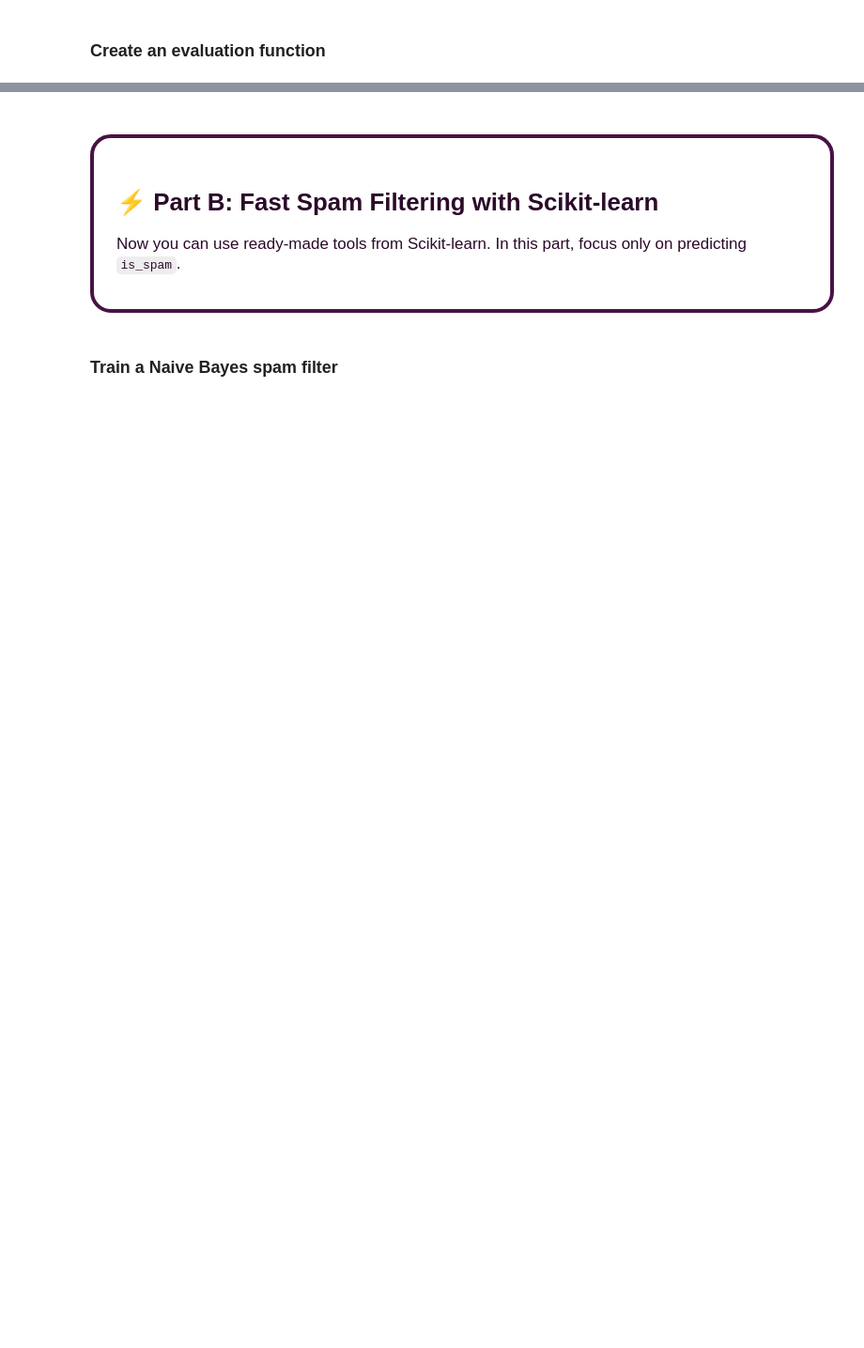
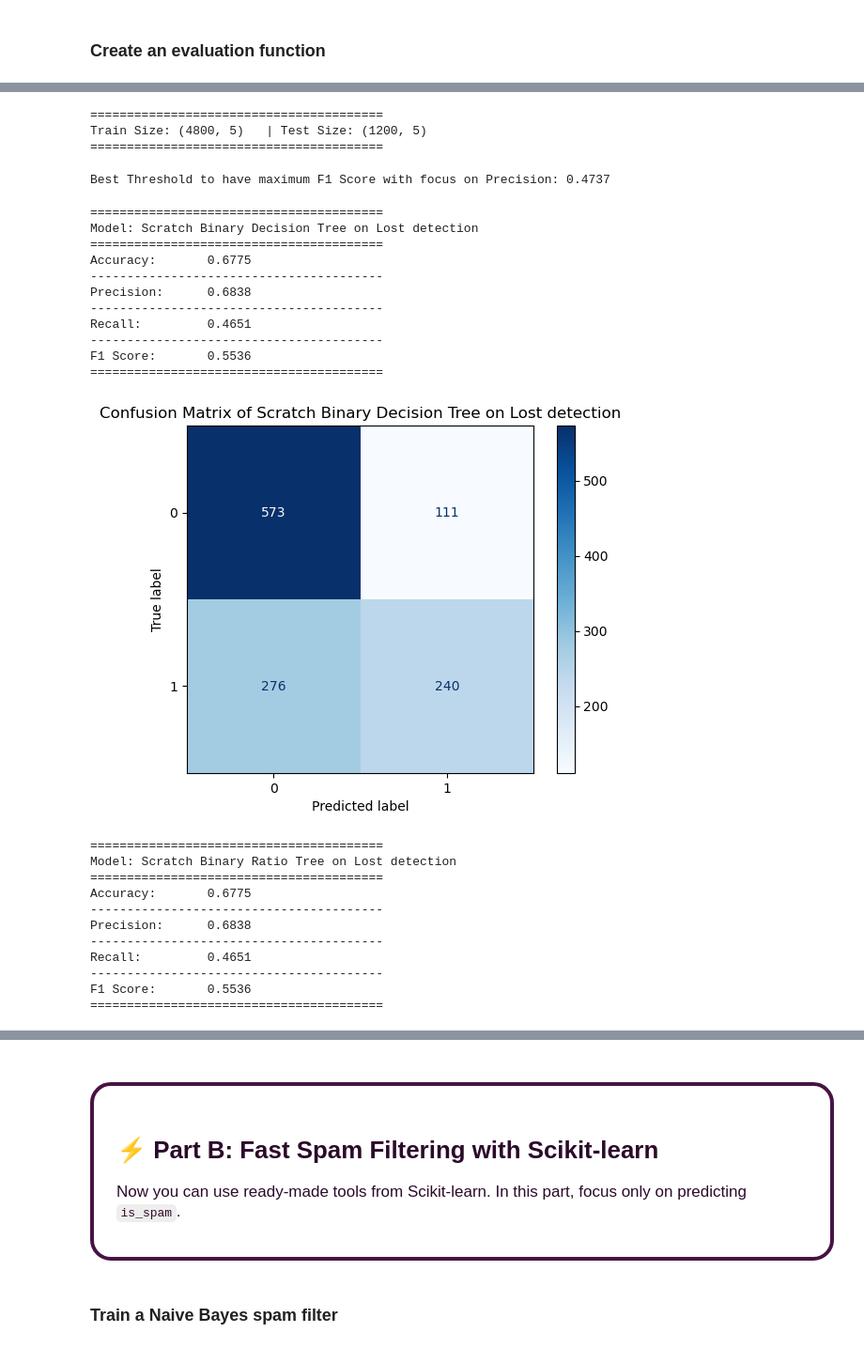
Before and after one commit to sami-rk/OrdinaryMLmodels, a Jupyter notebook: models.ipynb, the cells around one changed output, grey strips where cells are left out. Shown at 94% size. Cells and saved outputs as stored; diff of their text form; code cells hidden in the pictures; blank space fills up the shorter version.

```diff
--- a/models.ipynb
+++ b/models.ipynb
@@ -391,0 +403,63 @@ F1 Score:       0.6117
+# %%
+y_lost = df["is_spam"]
+X_lost = df.drop(columns=["is_spam", "is_lost"])
+X_train_lost, X_test_lost, y_train_lost, y_test_lost = train_test_split(
+    X_lost, y_lost, test_size=0.2, stratify=y_lost
+)
+
+print("=" * 40)
+print(f"Train Size: {X_train_lost.shape}\t| Test Size: {X_test_lost.shape}")
+print("=" * 40)
+# %% [output]
+========================================
+Train Size: (4800, 5)   | Test Size: (1200, 5)
+========================================
+# %%
+descision_tree_lost_scratch_binary = DecisionTreeClassifierScratch(binary_classifiction=True)
+descision_tree_lost_scratch_binary.fit(X_train_lost, y_train_lost)
+y_pred_lost_scratch_binary = descision_tree_lost_scratch_binary.predict(X_test_lost)
+# %%
+descision_tree_lost_scratch_ratio = DecisionTreeClassifierScratch(binary_classifiction=False)
+descision_tree_lost_scratch_ratio.fit(X_train_lost, y_train_lost)
+
+best_metric = -np.inf
+for lost_detect_threshold in np.linspace(0, 1, 20):
+    temp_predict = descision_tree_lost_scratch_ratio.predict(X_test_lost, lost_detect_threshold)
+    temp_f1 = f1_score(y_test_lost, temp_predict, zero_division=0)
+    temp_precision = precision_score(y_test_lost, temp_predict, zero_division=0)
+    temp_metric = (2 * temp_f1 * temp_precision) / (temp_f1 + temp_precision)
+    if temp_metric > best_metric:
+        y_pred_lost_scratch_ratio = temp_predict.copy()
+        best_metric = temp_metric
+        best_threshold = lost_detect_threshold
+
+print(f"Best Threshold to have maximum F1 Score with focus on Precision: {best_threshold:.4f}")
+# %% [output]
+Best Threshold to have maximum F1 Score with focus on Precision: 0.4737
+# %%
+evaluate_model(y_test_lost, y_pred_lost_scratch_binary, "Scratch Binary Decision Tree on Lost detection", "Blues")
+evaluate_model(y_test_lost, y_pred_lost_scratch_ratio, "Scratch Binary Ratio Tree on Lost detection", "Greens")
+# %% [output]
+========================================
+Model: Scratch Binary Decision Tree on Lost detection
+========================================
+Accuracy:       0.6775
+----------------------------------------
+Precision:      0.6838
+----------------------------------------
+Recall:         0.4651
+----------------------------------------
+F1 Score:       0.5536
+========================================
+[figure, added]
+========================================
+Model: Scratch Binary Ratio Tree on Lost detection
+========================================
+Accuracy:       0.6775
+----------------------------------------
+Precision:      0.6838
+----------------------------------------
+Recall:         0.4651
+----------------------------------------
+F1 Score:       0.5536
+========================================
```
Also changed, not shown: parts of 9 cells of this notebook.
